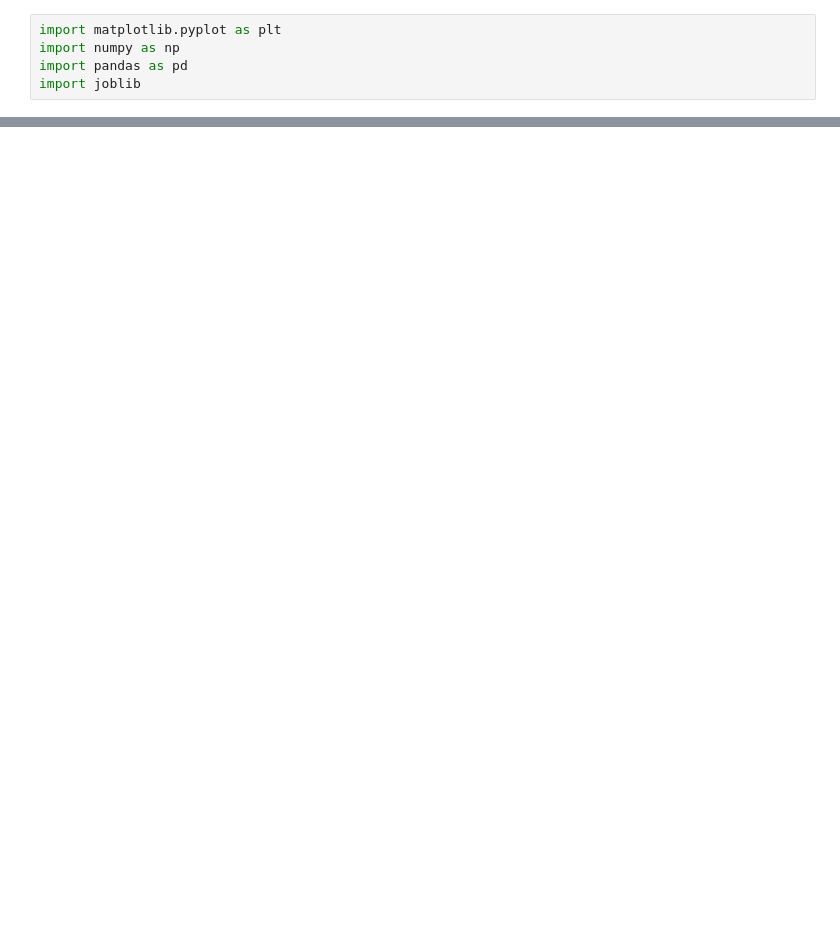
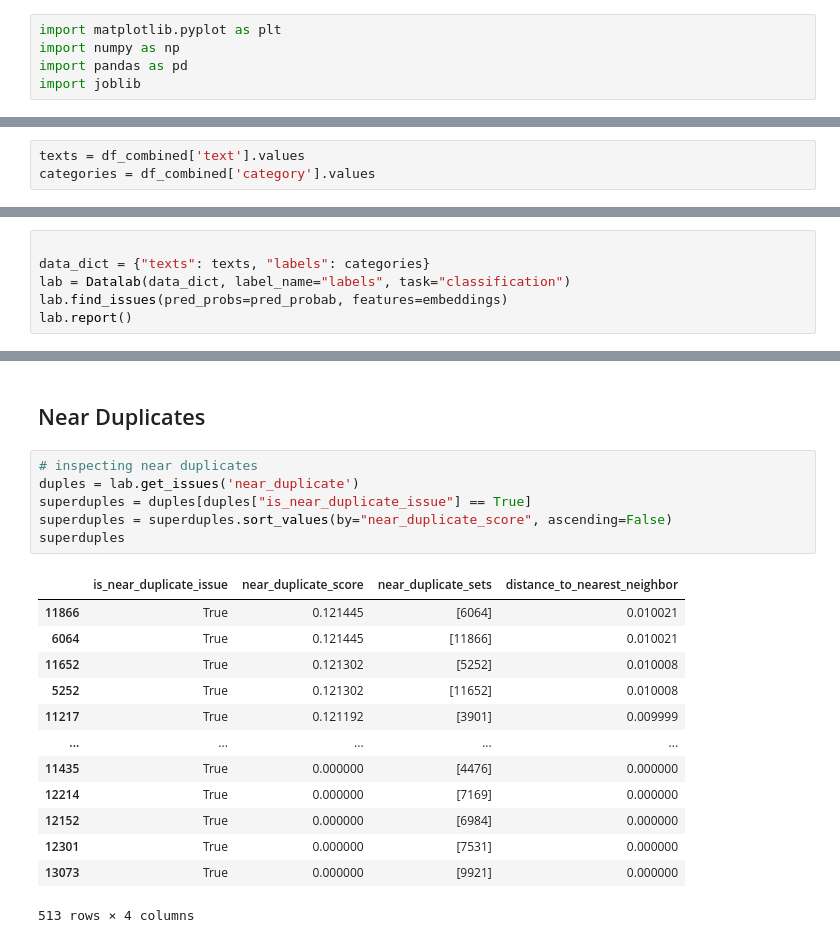
Before and after one commit to mate-mali/MLOPS-MM06, a Jupyter notebook: homework-mm.ipynb, the cells around one changed output, grey strips where cells are left out. Drawn from its saved outputs; the diff is of its cells as text; blank space fills up the shorter version.

```diff
--- a/homework-mm.ipynb
+++ b/homework-mm.ipynb
@@ -62,0 +210,3 @@ plt.show()
+# %%
+texts = df_combined['text'].values
+categories = df_combined['category'].values
@@ -62,0 +223,6 @@ plt.show()
+# %%
+
+data_dict = {"texts": texts, "labels": categories}
+lab = Datalab(data_dict, label_name="labels", task="classification")
+lab.find_issues(pred_probs=pred_probab, features=embeddings)
+lab.report()
@@ -62,0 +247,22 @@ plt.show()
+# %% [markdown]
+## Near Duplicates
+# %%
+# inspecting near duplicates
+duples = lab.get_issues('near_duplicate')
+superduples = duples[duples["is_near_duplicate_issue"] == True]
+superduples = superduples.sort_values(by="near_duplicate_score", ascending=False)
+superduples
+# %% [output]
+|  | is_near_duplicate_issue | near_duplicate_score | near_duplicate_sets | distance_to_nearest_neighbor |
+| 11866 | True | 0.121445 | [6064] | 0.010021 |
+| 6064 | True | 0.121445 | [11866] | 0.010021 |
+| 11652 | True | 0.121302 | [5252] | 0.010008 |
+| 5252 | True | 0.121302 | [11652] | 0.010008 |
+| 11217 | True | 0.121192 | [3901] | 0.009999 |
+| ... | ... | ... | ... | ... |
+| 11435 | True | 0.000000 | [4476] | 0.000000 |
+| 12214 | True | 0.000000 | [7169] | 0.000000 |
+| 12152 | True | 0.000000 | [6984] | 0.000000 |
+| 12301 | True | 0.000000 | [7531] | 0.000000 |
+| 13073 | True | 0.000000 | [9921] | 0.000000 |
+513 rows × 4 columns
```
Also changed, not shown: parts of 56 cells of this notebook.
